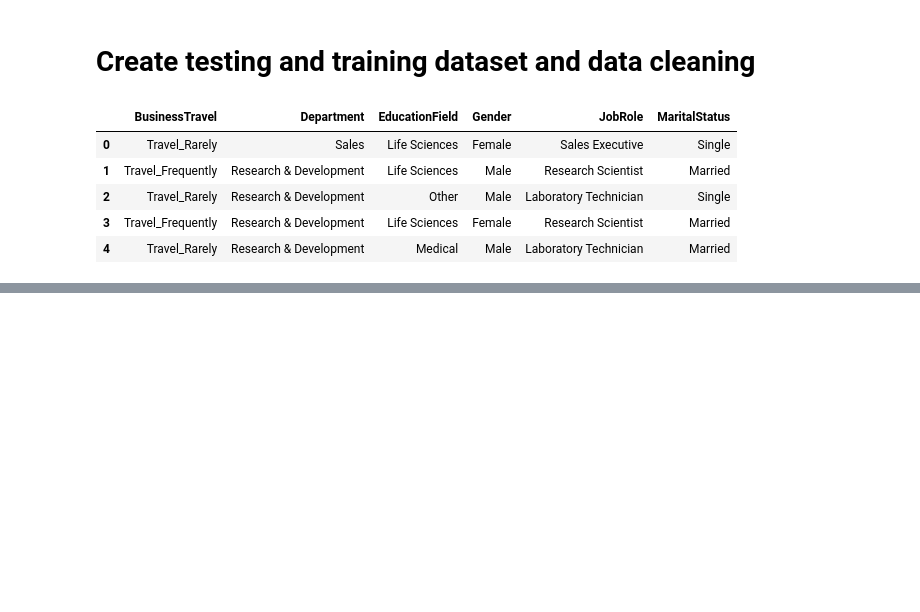
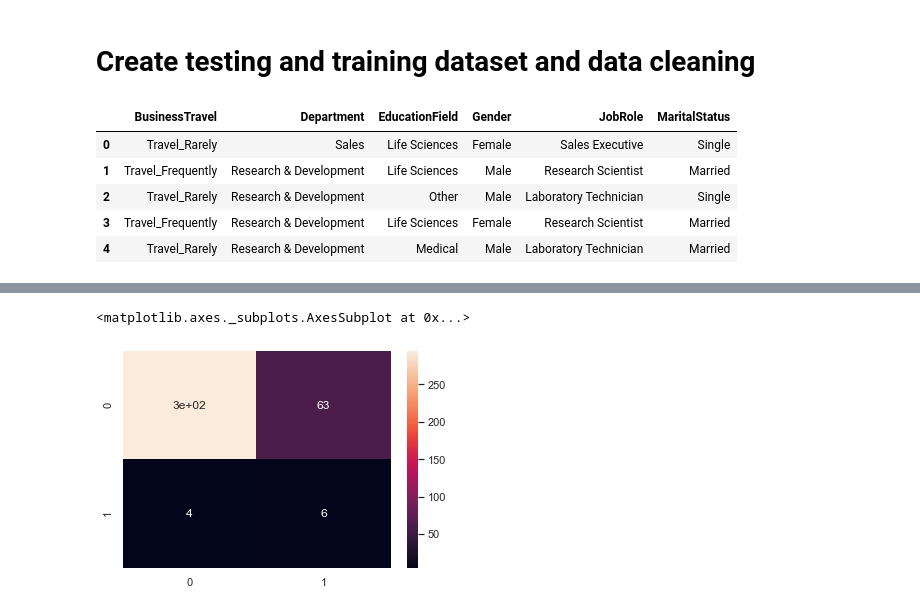
Before and after one commit to alby007100/DatAnalysis_python, a Jupyter notebook: Human Resoources Analysis.ipynb, the cells around one changed output, grey strips where cells are left out. Cells and saved outputs as stored; diff of their text form; code cells hidden in the pictures; blank space fills up the shorter version.

```diff
--- a/Human Resoources Analysis.ipynb
+++ b/Human Resoources Analysis.ipynb
@@ -180,0 +296,4 @@ x_cat.head()
+# %%
+from sklearn.ensemble import RandomForestClassifier
+model1=RandomForestClassifier()
+model1.fit(X_train,y_train)
@@ -180,0 +309,8 @@ x_cat.head()
+# %%
+y_pred1= model1.predict(X_test)
+# %%
+cm=confusion_matrix(y_pred1,y_test)
+sns.heatmap(cm,annot=True)
+# %% [output]
+<matplotlib.axes._subplots.AxesSubplot at 0x...>
+[figure, added]
```
Also changed, not shown: parts of 25 cells of this notebook.
